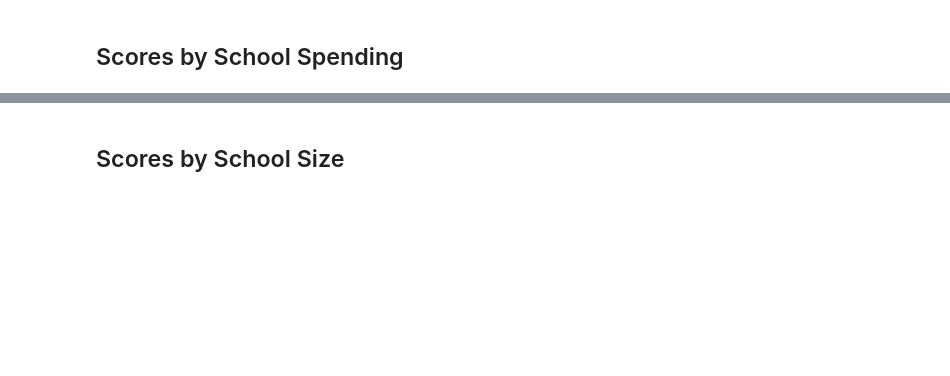
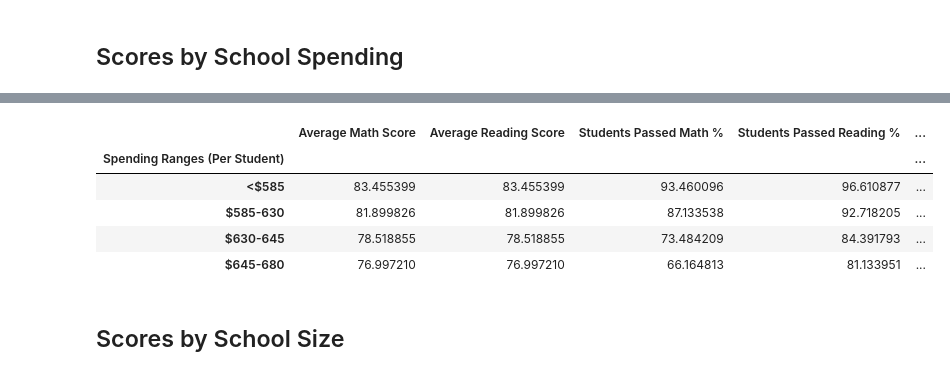
Before and after one commit to angelanarag/pandas-challenge, a Jupyter notebook: PyCitySchools/PyCitySchools_starter.ipynb, the cells around one changed output, grey strips where cells are left out. Drawn from its saved outputs; the diff is of its cells as text; code cells hidden in the pictures; blank space fills up the shorter version.

```diff
--- a/PyCitySchools/PyCitySchools_starter.ipynb
+++ b/PyCitySchools/PyCitySchools_starter.ipynb
@@ -448,2 +473,19 @@ spending_summary
+# %%
+# Assemble into DataFrame
+spending_summary = pd.DataFrame({"Average Math Score": spending_math_scores,
+                                "Average Reading Score": spending_reading_scores,
+                                "Students Passed Math %": spending_passing_math,
+                                "Students Passed Reading %": spending_passing_reading,
+                                "Overall Passing %": overall_passing_spending})
+
+# Display results
+spending_summary
+# %% [output]
+|  | Average Math Score | Average Reading Score | Students Passed Math % | Students Passed Reading % | ... |
+| Spending Ranges (Per Student) |  |  |  |  | ... |
+| <$585 | 83.455399 | 83.455399 | 93.460096 | 96.610877 | ... |
+| $585-630 | 81.899826 | 81.899826 | 87.133538 | 92.718205 | ... |
+| $630-645 | 78.518855 | 78.518855 | 73.484209 | 84.391793 | ... |
+| $645-680 | 76.997210 | 76.997210 | 66.164813 | 81.133951 | ... |
 # %% [markdown]
 ## Scores by School Size
```
Also changed, not shown: parts of 18 cells of this notebook.
